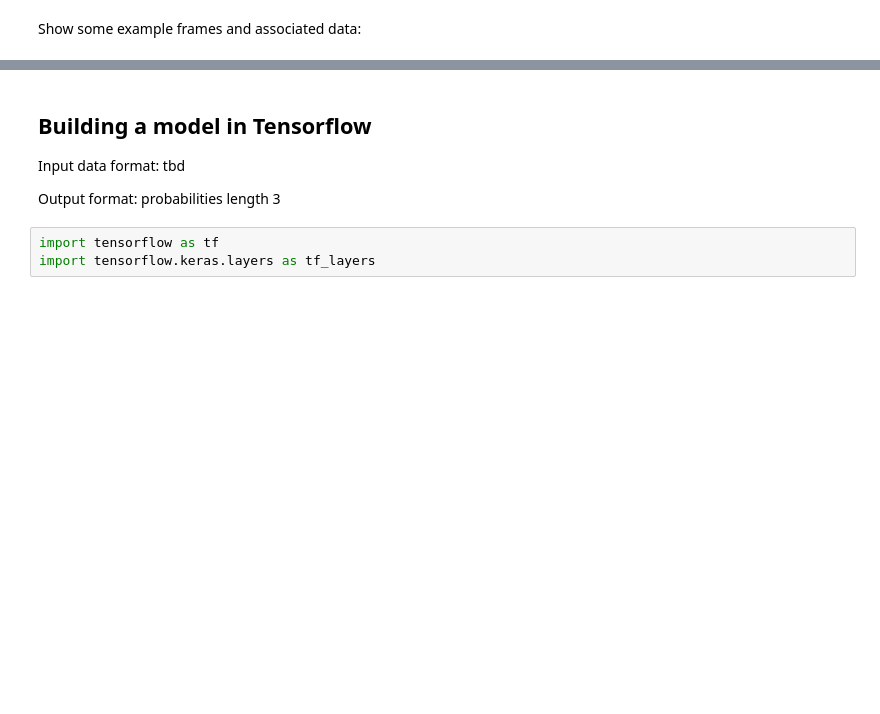
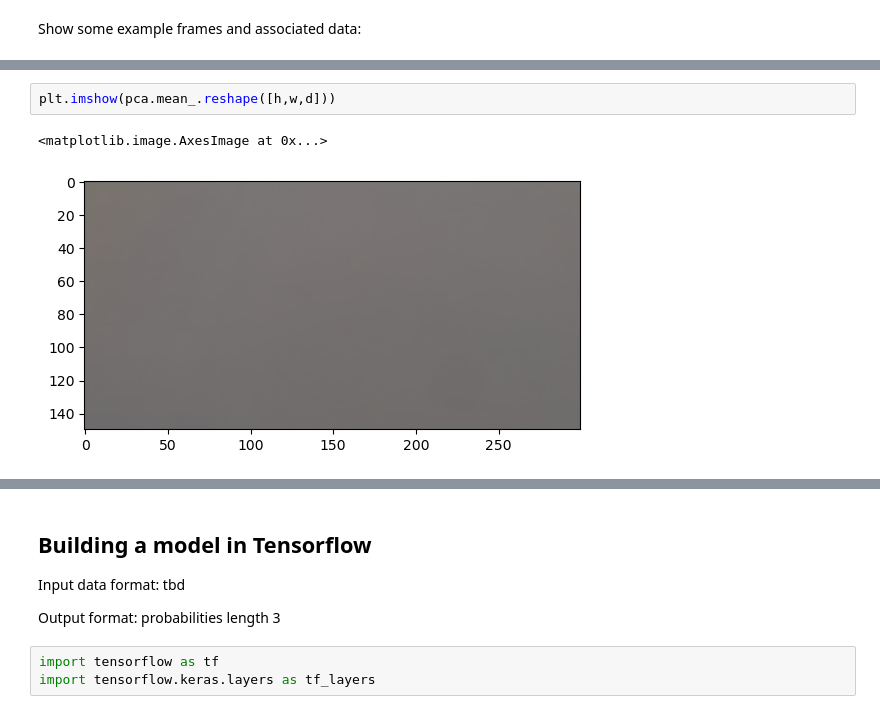
Before and after one commit to mx956/EECE568_ML_PVS_Project, a Jupyter notebook: Road_Surface_Type_Classification/road_classification_Matt.ipynb, the cells around one changed output, grey strips where cells are left out. Drawn from its saved outputs; the diff is of its cells as text; blank space fills up the shorter version.

```diff
--- a/Road_Surface_Type_Classification/road_classification_Matt.ipynb
+++ b/Road_Surface_Type_Classification/road_classification_Matt.ipynb
@@ -287,0 +322,5 @@ label type =  <class 'numpy.uint8'>
+# %%
+plt.imshow(pca.mean_.reshape([h,w,d]))
+# %% [output]
+<matplotlib.image.AxesImage at 0x...>
+[figure, added]
```
Also changed, not shown: parts of 13 cells of this notebook.
